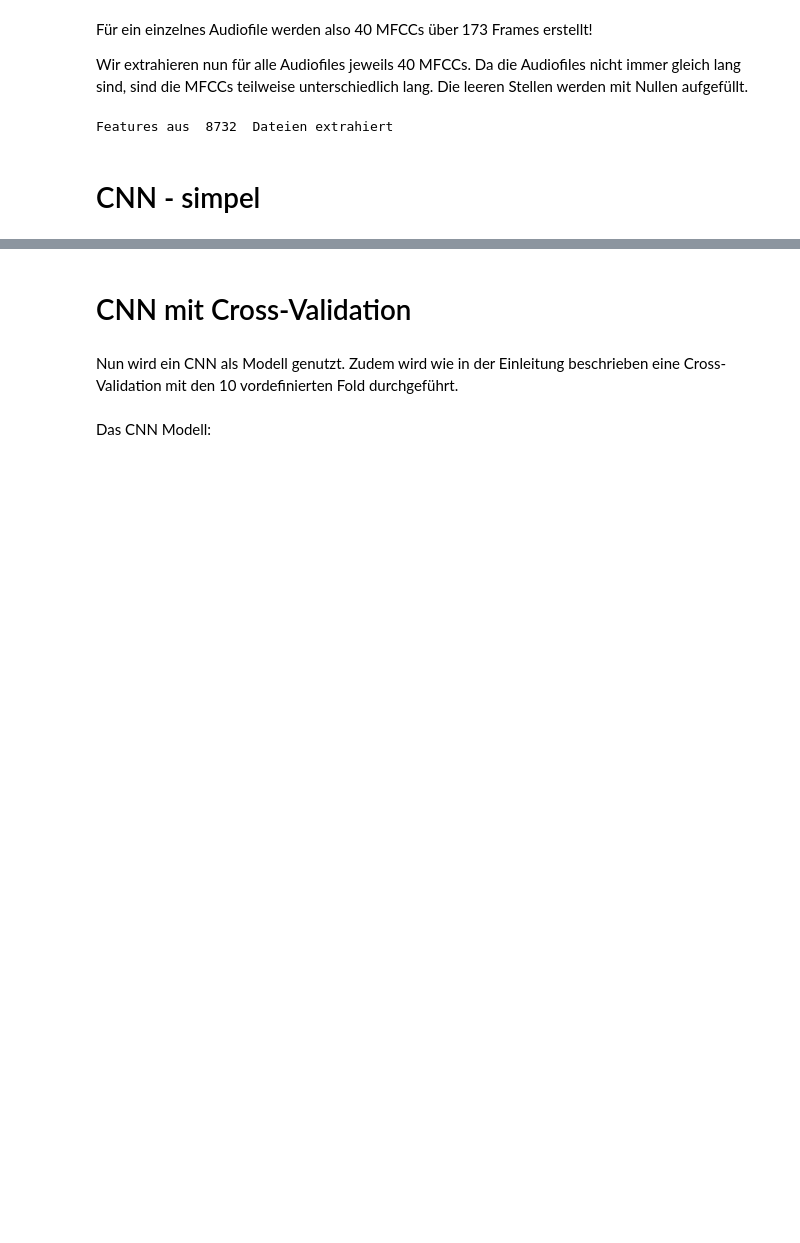
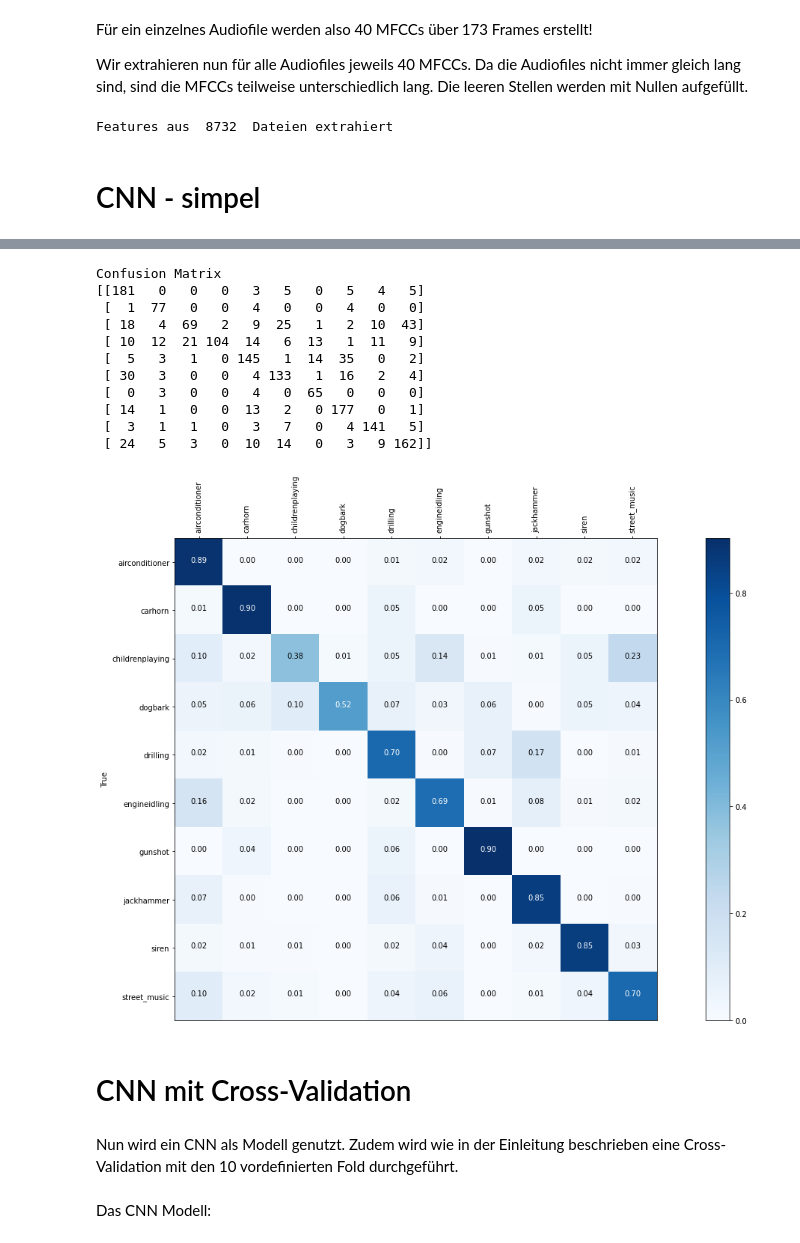
Before and after one commit to VimalKandrical/dl_sound_class, a Jupyter notebook: main.ipynb, the cells around one changed output, grey strips where cells are left out. Saved outputs shown, nothing was run; the diff lists cells and outputs as text; code cells hidden in the pictures; blank space fills up the shorter version.

```diff
--- a/main.ipynb
+++ b/main.ipynb
@@ -471,3 +502,54 @@ print("Testing Accuracy: ", score[1])
+# %%
+from sklearn.metrics import confusion_matrix
+import itertools
+
+y_pred = model.predict(x_test)
+y_pred = np.argmax(y_pred, axis=1)
+y_test = np.argmax(y_test, axis=1)
+klassennamen = ["airconditioner", "carhorn", "childrenplaying", "dogbark", "drilling", "engineidling", "gunshot", "jackhammer", "siren", "street_music"]
+
+print('Confusion Matrix')
+cm = confusion_matrix(y_test, y_pred)
+print(cm)
+
+
+fig = plt.gcf()
+fig.set_size_inches(18.5, 10.5)
+ax = plt.gca()
+cm = cm.astype('float') / cm.sum(axis=1)[:, np.newaxis]
+plt.rcParams['xtick.bottom'] = False
+plt.rcParams['xtick.labelbottom'] = False
+plt.rcParams['xtick.top'] = True
+plt.rcParams['xtick.labeltop'] = True
+plt.xticks(rotation=90)
+plt.imshow(cm, interpolation='nearest', cmap=plt.cm.Blues)
+plt.colorbar()
+tick_marks = np.arange(len(klassennamen))
+plt.xticks(tick_marks, klassennamen)
+plt.yticks(tick_marks, klassennamen)
+
+fmt = '.2f'
+thresh = cm.max() / 2.
+for i, j in itertools.product(range(cm.shape[0]), range(cm.shape[1])):
+    plt.text(j, i, format(cm[i, j], fmt),
+              horizontalalignment="center",
+              color="white" if cm[i, j] > thresh else "black")
+
+plt.ylabel('True')
+plt.tight_layout()
+# %% [output]
+Confusion Matrix
+[[181   0   0   0   3   5   0   5   4   5]
+ [  1  77   0   0   4   0   0   4   0   0]
+ [ 18   4  69   2   9  25   1   2  10  43]
+ [ 10  12  21 104  14   6  13   1  11   9]
+ [  5   3   1   0 145   1  14  35   0   2]
+ [ 30   3   0   0   4 133   1  16   2   4]
+ [  0   3   0   0   4   0  65   0   0   0]
+ [ 14   1   0   0  13   2   0 177   0   1]
+ [  3   1   1   0   3   7   0   4 141   5]
+ [ 24   5   3   0  10  14   0   3   9 162]]
+[figure, added]
 # %% [markdown]
 # CNN mit Cross-Validation
 # %% [markdown]
```
Also changed, not shown: parts of 6 cells of this notebook.
